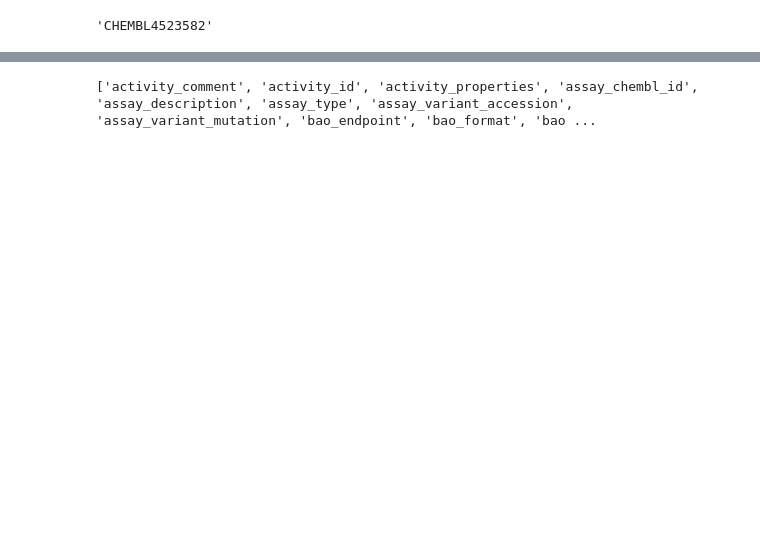
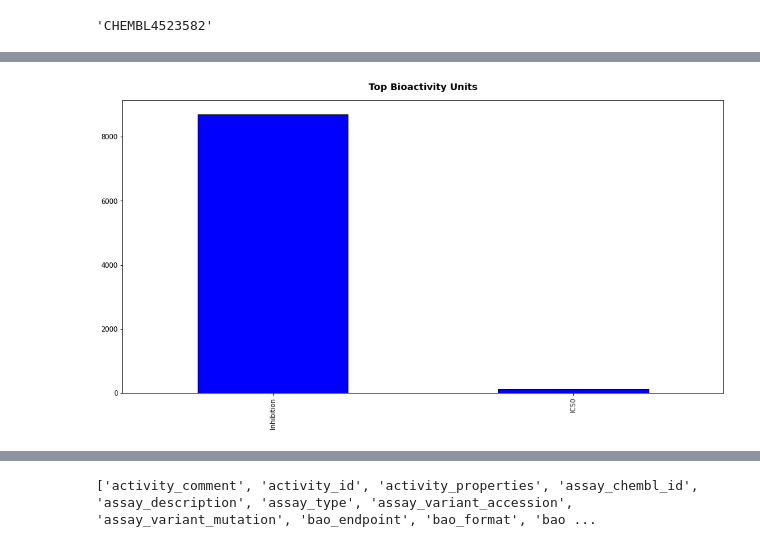
Before and after one commit to khanfs/ComputationalBiomedicine-Betacoronavirus, a Jupyter notebook: COVID_19_P1.ipynb, the cells around one changed output, grey strips where cells are left out. Drawn from its saved outputs; the diff is of its cells as text; code cells hidden in the pictures; blank space fills up the shorter version.

```diff
--- a/COVID_19_P1.ipynb
+++ b/COVID_19_P1.ipynb
@@ -85,3 +87,9 @@ selected_target = targets.target_chembl_id[7]
 selected_target
 # %% [output]
 'CHEMBL4523582'
+# %%
+#tt
+bioactivity = new_client.activity
+res = bioactivity.filter(target_chembl_id = selected_target)
+# %%
+dfbioactivity = pd.DataFrame.from_dict(res)
@@ -88,3 +112,9 @@ selected_target
+# %%
+dfbioactivity.standard_type.value_counts()[:10].plot.bar(figsize=(16,8), color='#0000FF', ec='black')
+plt.title('Top Bioactivity Units', fontsize=14, fontweight='black', pad=15)
+plt.show()
+# %% [output]
+[figure, added]
 # %% [markdown]
 # **Biological Activity**
 
```
Also changed, not shown: parts of 8 cells of this notebook.
